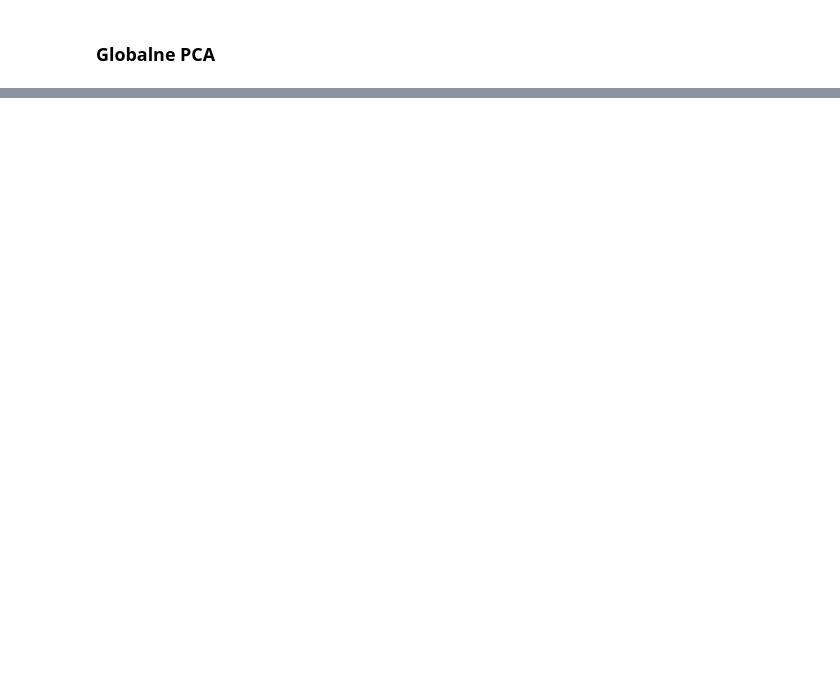
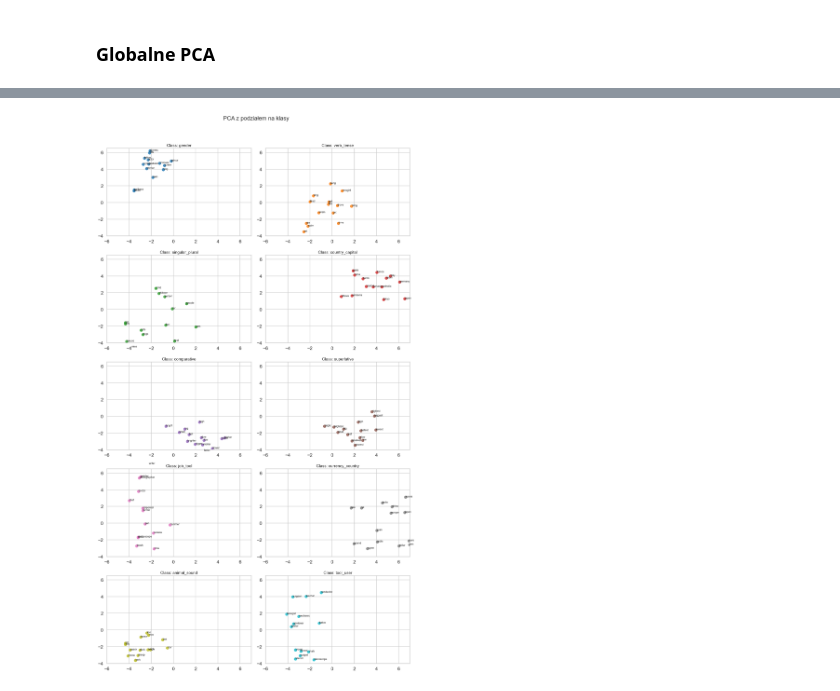
Before and after one commit to tomczj/ML24_25, a Jupyter notebook: NLP_attention/homework_12.ipynb, the cells around one changed output, grey strips where cells are left out. Saved outputs shown, nothing was run; the diff lists cells and outputs as text; code cells hidden in the pictures; blank space fills up the shorter version.

```diff
--- a/NLP_attention/homework_12.ipynb
+++ b/NLP_attention/homework_12.ipynb
@@ -102,0 +121,34 @@ data_pca = pca.fit_transform(data)
+# %%
+#tworzymy 10 subplotów tak, aby podzielić na klasy
+
+class_to_points = {cls: [] for cls in classes}
+class_to_labels = {cls: [] for cls in classes}
+
+for i, (word, cls) in enumerate(zip(listed_words, all_words_class)):
+    class_to_points[cls].append(data_pca[i])
+    class_to_labels[cls].append(word)
+
+# Plottowanie
+sns.set(style="whitegrid", context="talk", palette="colorblind")
+fig, axes = plt.subplots(5, 2, figsize=(16, 28))
+axes = axes.flatten()
+
+for i, cls in enumerate(classes):
+    ax = axes[i]
+    points = np.array(class_to_points[cls])
+    labels = class_to_labels[cls]
+    color = class_colors[cls]
+
+    ax.scatter(points[:, 0], points[:, 1], color=color, alpha=0.8)
+    for j, label in enumerate(labels):
+        ax.text(points[j, 0], points[j, 1], label, fontsize=9)
+    ax.set_xlim(-6, 7)
+    ax.set_ylim(-4,6.5)
+    ax.set_title(f"Class: {cls}", fontsize=14)
+    ax.grid(True)
+
+plt.suptitle("PCA z podziałem na klasy", fontsize=20)
+plt.tight_layout(rect=[0, 0, 1, 0.96])
+plt.show()
+# %% [output]
+[figure, added]
```
Also changed, not shown: parts of 29 cells of this notebook, 2 other files.
